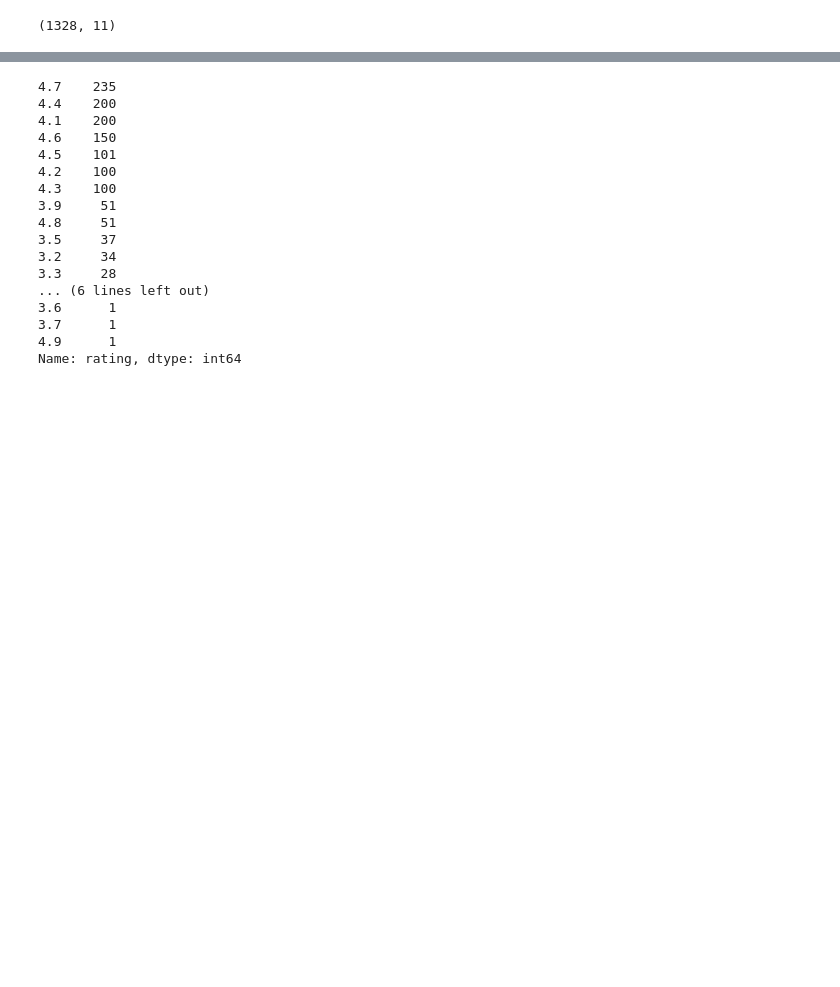
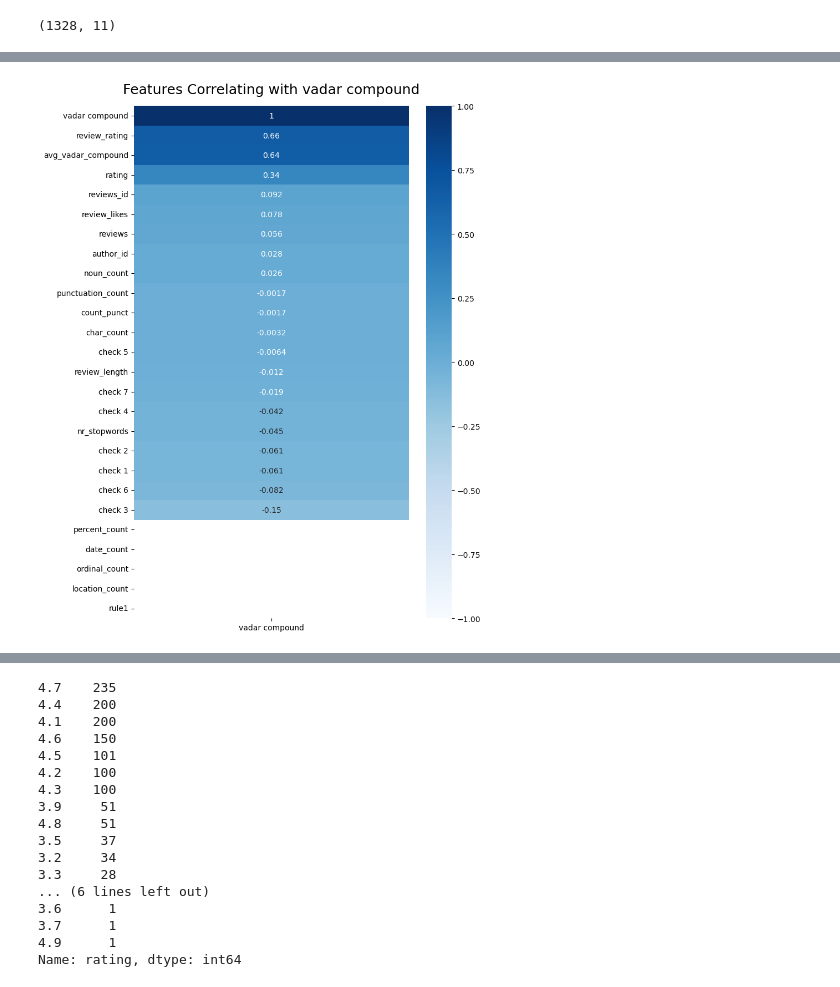
Before and after one commit to teresaq1/thesis_Capstone-project_Msc_FakeReviews, a Jupyter notebook: code_2.ipynb, the cells around one changed output, grey strips where cells are left out. Cells and saved outputs as stored; diff of their text form; code cells hidden in the pictures; blank space fills up the shorter version.

```diff
--- a/code_2.ipynb
+++ b/code_2.ipynb
@@ -198,0 +193,6 @@ plt.show()
+# %%
+plt.figure(figsize=(8, 12))
+heatmap = sns.heatmap(df.corr()[['vadar compound']].sort_values(by='vadar compound', ascending=False), vmin=-1, vmax=1, annot=True, cmap='Blues')
+heatmap.set_title('Features Correlating with vadar compound', fontdict={'fontsize':18}, pad=16);
+# %% [output]
+[figure, added]
```
Also changed, not shown: parts of 92 cells of this notebook, 1 other file.
